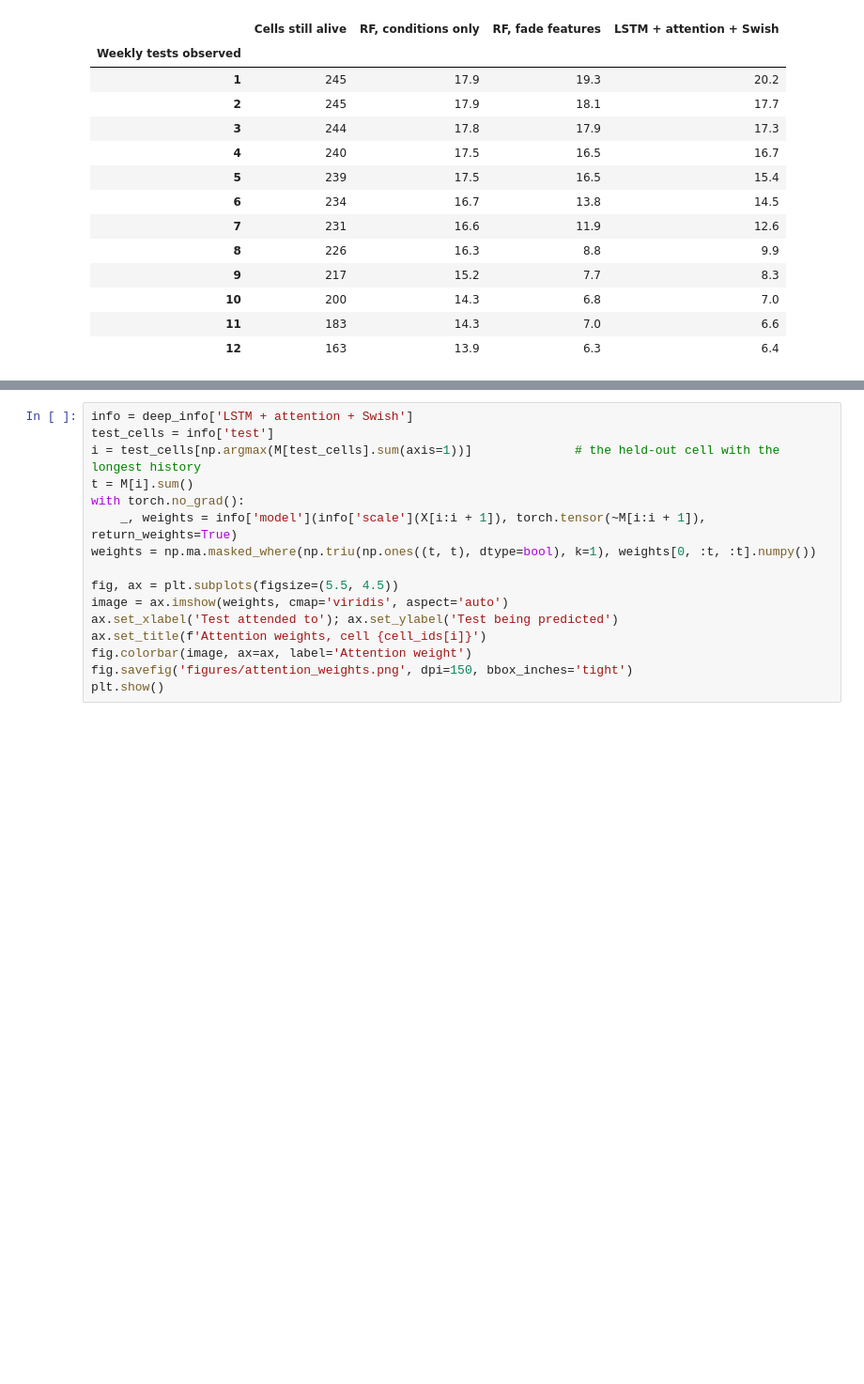
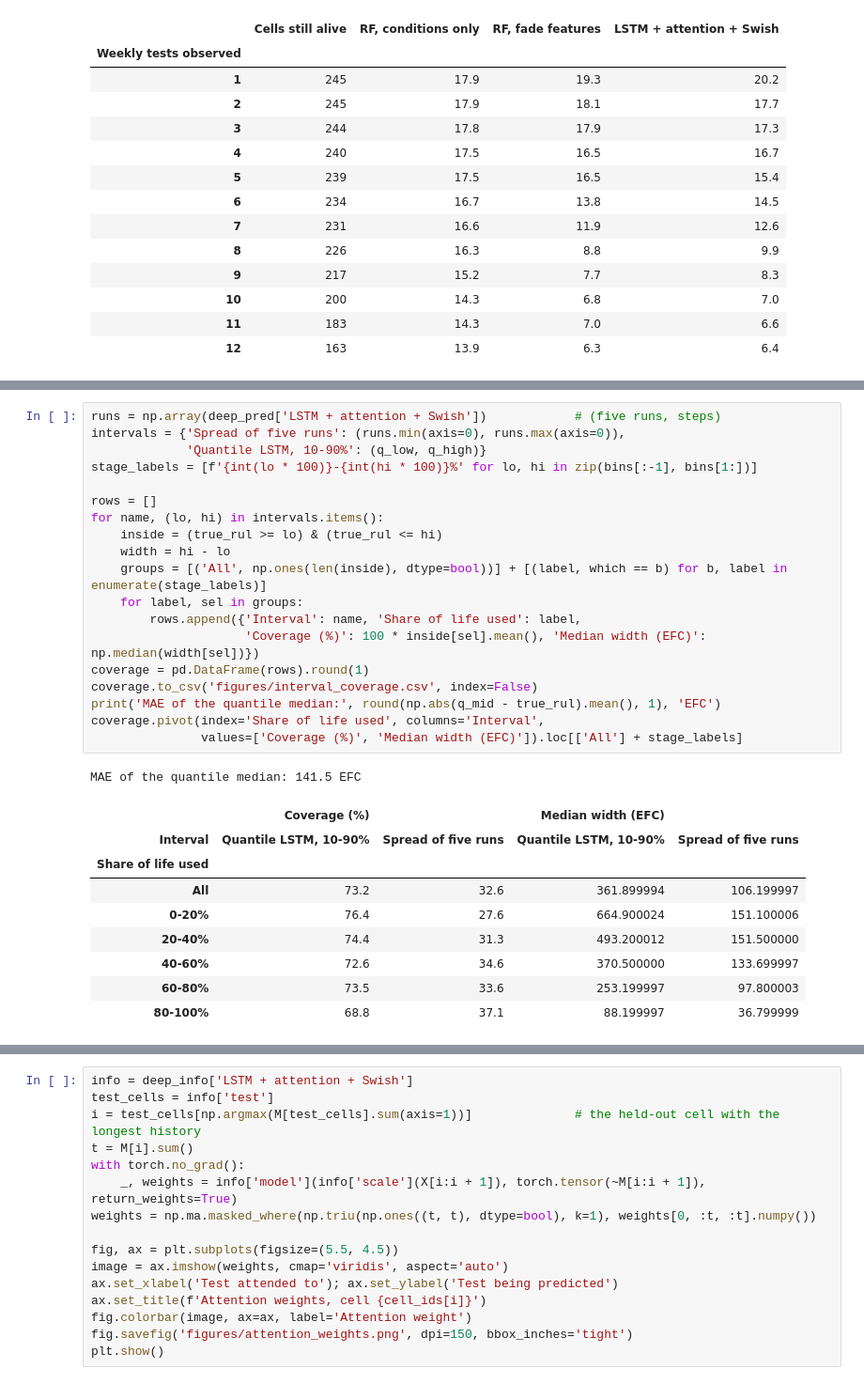
Before and after one commit to junbo9/battery-rul-lstm-attention, a Jupyter notebook: 02_train_models.ipynb, the cells around one changed output, grey strips where cells are left out. Shown at 94% size. Drawn from its saved outputs; the diff is of its cells as text; blank space fills up the shorter version.

```diff
--- a/02_train_models.ipynb
+++ b/02_train_models.ipynb
@@ -407,0 +498,30 @@ Median error stays at or below 10% of total life from 8 tests
+# %%
+runs = np.array(deep_pred['LSTM + attention + Swish'])            # (five runs, steps)
+intervals = {'Spread of five runs': (runs.min(axis=0), runs.max(axis=0)),
+             'Quantile LSTM, 10-90%': (q_low, q_high)}
+stage_labels = [f'{int(lo * 100)}-{int(hi * 100)}%' for lo, hi in zip(bins[:-1], bins[1:])]
+
+rows = []
+for name, (lo, hi) in intervals.items():
+    inside = (true_rul >= lo) & (true_rul <= hi)
+    width = hi - lo
+    groups = [('All', np.ones(len(inside), dtype=bool))] + [(label, which == b) for b, label in enumerate(stage_labels)]
+    for label, sel in groups:
+        rows.append({'Interval': name, 'Share of life used': label,
+                     'Coverage (%)': 100 * inside[sel].mean(), 'Median width (EFC)': np.median(width[sel])})
+coverage = pd.DataFrame(rows).round(1)
+coverage.to_csv('figures/interval_coverage.csv', index=False)
+print('MAE of the quantile median:', round(np.abs(q_mid - true_rul).mean(), 1), 'EFC')
+coverage.pivot(index='Share of life used', columns='Interval',
+               values=['Coverage (%)', 'Median width (EFC)']).loc[['All'] + stage_labels]
+# %% [output]
+MAE of the quantile median: 141.5 EFC
+|  | Coverage (%) |  | Median width (EFC) |  |
+| Interval | Quantile LSTM, 10-90% | Spread of five runs | Quantile LSTM, 10-90% | Spread of five runs |
+| Share of life used |  |  |  |  |
+| All | 73.2 | 32.6 | 361.899994 | 106.199997 |
+| 0-20% | 76.4 | 27.6 | 664.900024 | 151.100006 |
+| 20-40% | 74.4 | 31.3 | 493.200012 | 151.500000 |
+| 40-60% | 72.6 | 34.6 | 370.500000 | 133.699997 |
+| 60-80% | 73.5 | 33.6 | 253.199997 | 97.800003 |
+| 80-100% | 68.8 | 37.1 | 88.199997 | 36.799999 |
```
Also changed, not shown: parts of 8 cells of this notebook, 3 other files.
